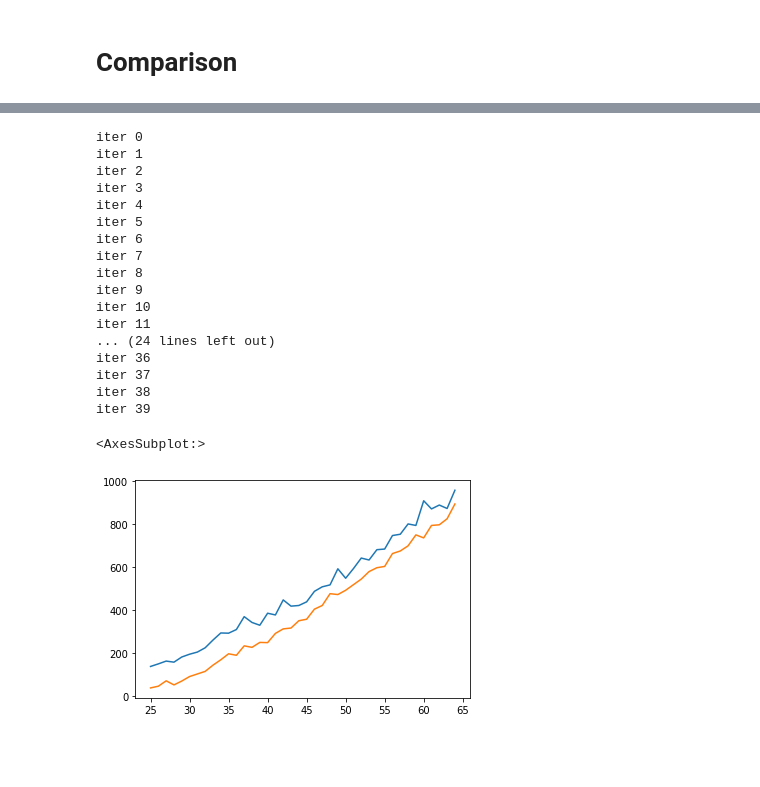
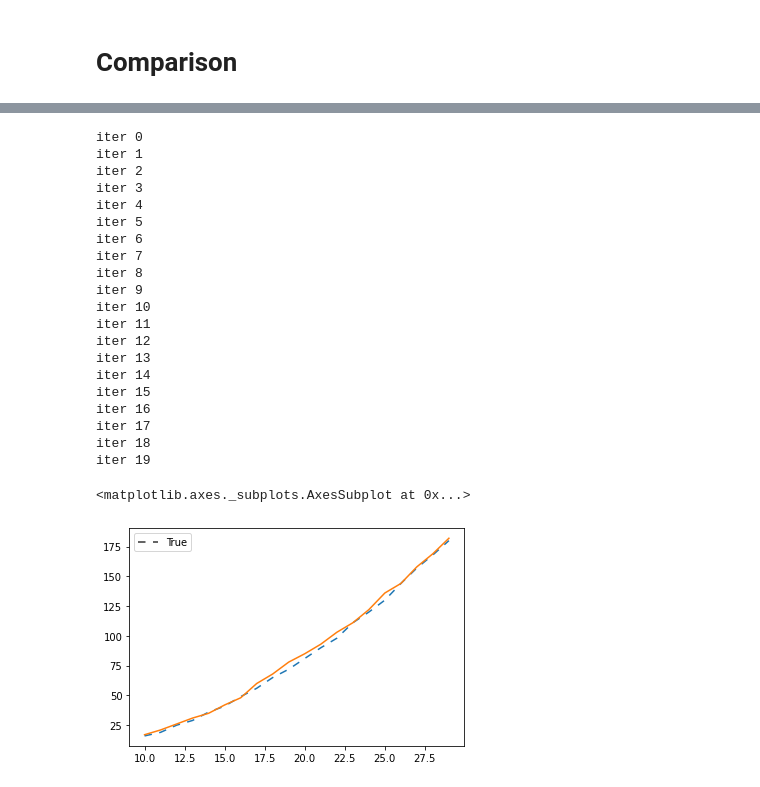
Before and after one commit to Yoha485/Graph-Clustering, a Jupyter notebook: Clustering on Graphs.ipynb, the cells around one changed output, grey strips where cells are left out. Drawn from its saved outputs; the diff is of its cells as text; code cells hidden in the pictures; blank space fills up the shorter version.

```diff
--- a/Clustering on Graphs.ipynb
+++ b/Clustering on Graphs.ipynb
@@ -212,7 +212,7 @@ In: Graph $G=(V, E), |V|=n$
 
 Out: Cluster graph $M_1\in\mathcal{M_{\leq 3}}(V)$
 # %%
-def A1(graph: nx.Graph, n: int) -> ThreeClusterGraph:
+def A1(graph, n):
     if n <=2:
         return ThreeClusterGraph(graph.copy, nx.Graph(), nx.Graph(), nx.Graph())
 
@@ -225,9 +225,9 @@ def A1(graph: nx.Graph, n: int) -> ThreeClusterGraph:
         M_w = None
 
         if(V_1 == set(graph.nodes)):
-            M_w = nx.complete_graph(n)
+            M_w = ThreeClusterGraph(nx.complete_graph(n), nx.Graph(), nx.Graph(), nx.Graph())
 
-            if(distance(M_w, graph) < p):
+            if(distance(M_w.G, graph) < p):
                 M_1 = ThreeClusterGraph(M_w, M_w, nx.Graph(), nx.Graph())
         else:
             G_1 = graph.copy()
@@ -249,7 +249,7 @@ def A1(graph: nx.Graph, n: int) -> ThreeClusterGraph:
 
     return M_1
 # %%
-def A2(graph: nx.Graph, n: int) -> ThreeClusterGraph:
+def A2(graph, n):
     p = distance(graph, nx.complete_graph(n))
     M_2 = ThreeClusterGraph(nx.complete_graph(n), nx.complete_graph(n), nx.Graph(), nx.Graph())
     for u_v_pair in itertools.combinations(graph.nodes, 2):
@@ -322,6 +319,6 @@ def RandomGraph(n: int) -> nx.Graph:
             G.add_edge(edge[0], edge[1])
     return G
 # %%
-G = RandomGraph(40)
+G = RandomGraph(10)
 nx.draw(G, with_labels=True)
 # %% [output]
@@ -345,18 +342,25 @@ p on A_2:  388
 # %%
-x = np.arange(40) + 25
+x = np.arange(20) + 10
 
 A_1_y = np.zeros_like(x)
 A_2_y = np.zeros_like(x)
 i = 0
 for v in x:
     print("iter", i)
-    G = RandomGraph(v)
 
-    A_1 = A1(G, len(G.nodes))
-    A_2 = A2(G, len(G.nodes))
+    A_1_results = np.zeros(50)
+    A_2_results = np.zeros(50)
+    for j in range(50):
 
-    A_1_y[i] = distance(G, A_1.G)
-    A_2_y[i] = distance(G, A_2.G)
+      G = RandomGraph(v)
+      A_1 = A1(G, len(G.nodes))
+      A_2 = A2(G, len(G.nodes))
+
+      A_1_results[j] = distance(G, A_1.G)
+      A_2_results[j] = distance(G, A_2.G)
+
+    A_1_y[i] = np.mean(A_1_results)
+    A_2_y[i] = np.mean(A_2_results)
 
     i = i + 1
 # %% [output]
@@ -372,16 +376,19 @@ iter 8
 iter 9
 iter 10
 iter 11
-... (24 lines left out)
-iter 36
-iter 37
-iter 38
-iter 39
+iter 12
+iter 13
+iter 14
+iter 15
+iter 16
+iter 17
+iter 18
+iter 19
 # %%
 import seaborn as sns
 
-sns.lineplot(x = x, y = A_1_y)
+sns.lineplot(x = x, y = A_1_y, style=True, dashes=[(5,5)])
 sns.lineplot(x = x, y = A_2_y)
 # %% [output]
-<AxesSubplot:>
+<matplotlib.axes._subplots.AxesSubplot at 0x...>
-[figure, old version]
+[figure, new version]
```
Also changed, not shown: parts of 10 cells of this notebook.
